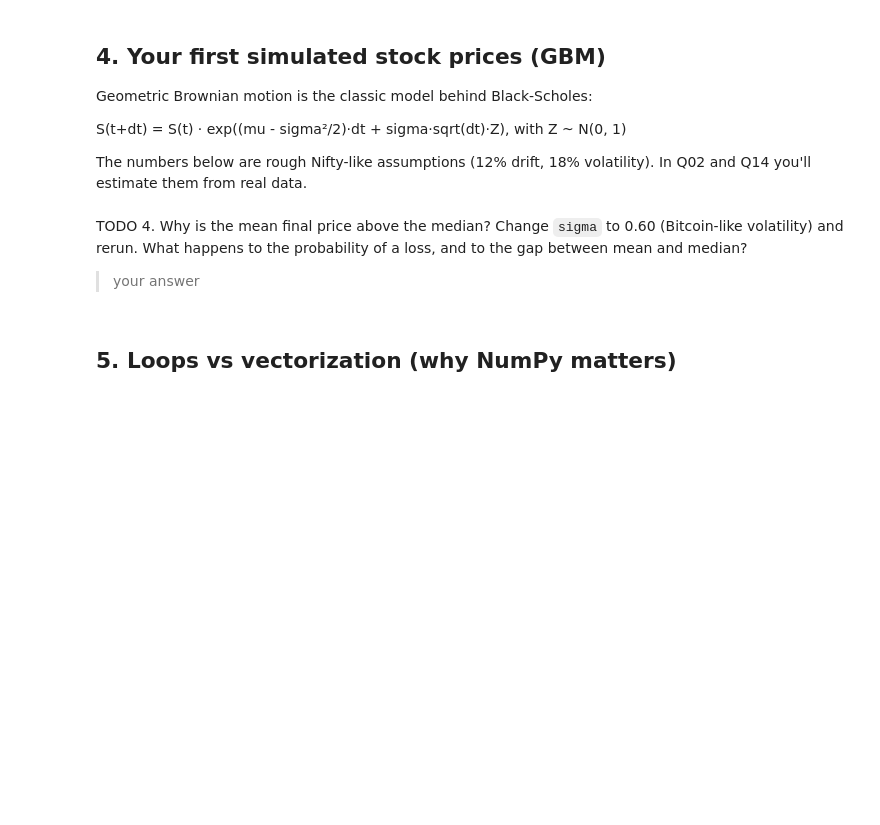
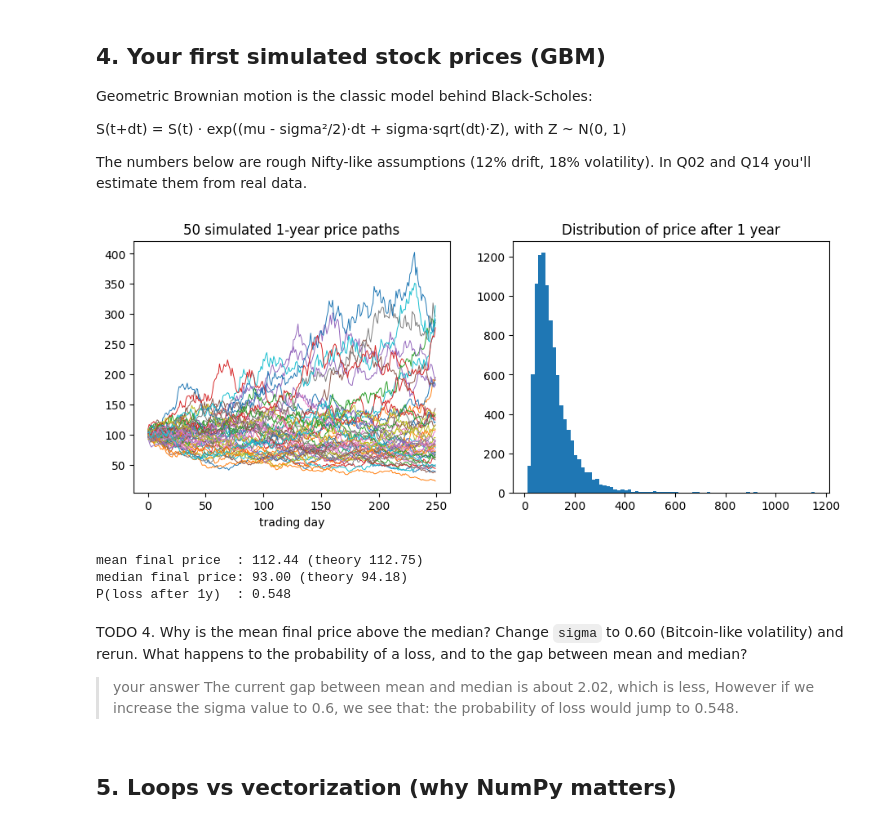
Before and after one commit to pvjambur/QR_Coding_Algos, a Jupyter notebook: Q01/q01_starter.ipynb, the cells around one changed output. Drawn from its saved outputs; the diff is of its cells as text; code cells hidden in the pictures; blank space fills up the shorter version.

```diff
--- a/Q01/q01_starter.ipynb
+++ b/Q01/q01_starter.ipynb
@@ -102,30 +157,36 @@ S(t+dt) = S(t) · exp((mu - sigma²/2)·dt + sigma·sqrt(dt)·Z), with Z ~ N(0,
 
 The numbers below are rough Nifty-like assumptions (12% drift, 18% volatility). In Q02 and Q14 you'll estimate them from real data.
 # %%
-S0, mu, sigma = 100.0, 0.12, 0.18
+S0, mu, sigma = 100.0, 0.12, 0.6
 T, steps, n_paths = 1.0, 250, 10_000
 dt = T / steps
 
 Z = rng.standard_normal((n_paths, steps))
 log_increments = (mu - 0.5 * sigma**2) * dt + sigma * np.sqrt(dt) * Z
 S = S0 * np.exp(np.cumsum(log_increments, axis=1))
 
 fig, ax = plt.subplots(1, 2, figsize=(11, 4))
 ax[0].plot(S[:50].T, lw=0.7)
 ax[0].set_title("50 simulated 1-year price paths")
 ax[0].set_xlabel("trading day")
 ax[1].hist(S[:, -1], bins=80)
 ax[1].set_title("Distribution of price after 1 year")
 plt.show()
 
 ST = S[:, -1]
 print(f"mean final price  : {ST.mean():.2f} (theory {S0 * np.exp(mu * T):.2f})")
 print(f"median final price: {np.median(ST):.2f} (theory {S0 * np.exp((mu - 0.5 * sigma**2) * T):.2f})")
 print(f"P(loss after 1y)  : {np.mean(ST < S0):.3f}")
+# %% [output]
+[figure, added]
+mean final price  : 112.44 (theory 112.75)
+median final price: 93.00 (theory 94.18)
+P(loss after 1y)  : 0.548
 # %% [markdown]
 TODO 4. Why is the mean final price above the median? Change `sigma` to 0.60 (Bitcoin-like volatility) and rerun. What happens to the probability of a loss, and to the gap between mean and median?
 
 > your answer
+> The current gap between mean and median is about 2.02, which is less, However if we increase the sigma value to 0.6, we see that: the probability of loss would jump to 0.548.
 # %% [markdown]
 ## 5. Loops vs vectorization (why NumPy matters)
 # %%
```
Also changed, not shown: parts of 8 cells of this notebook, 6 other files.
